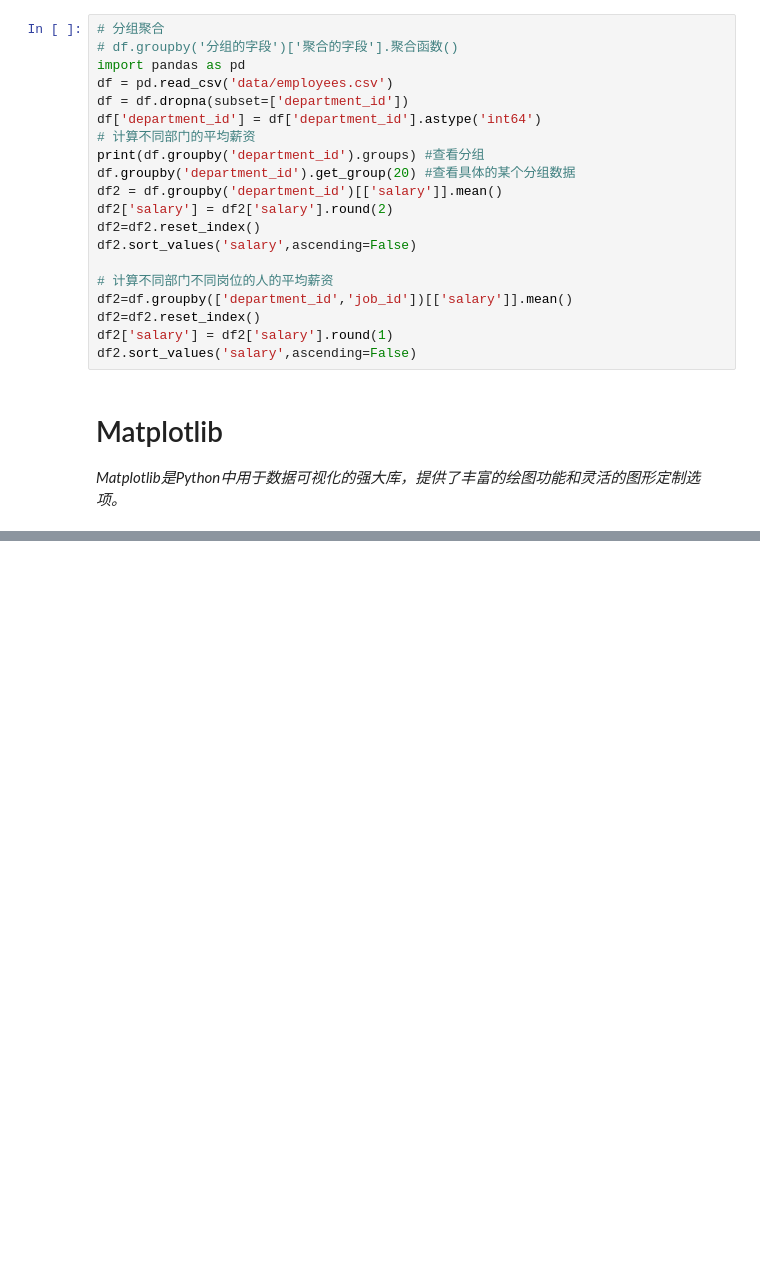
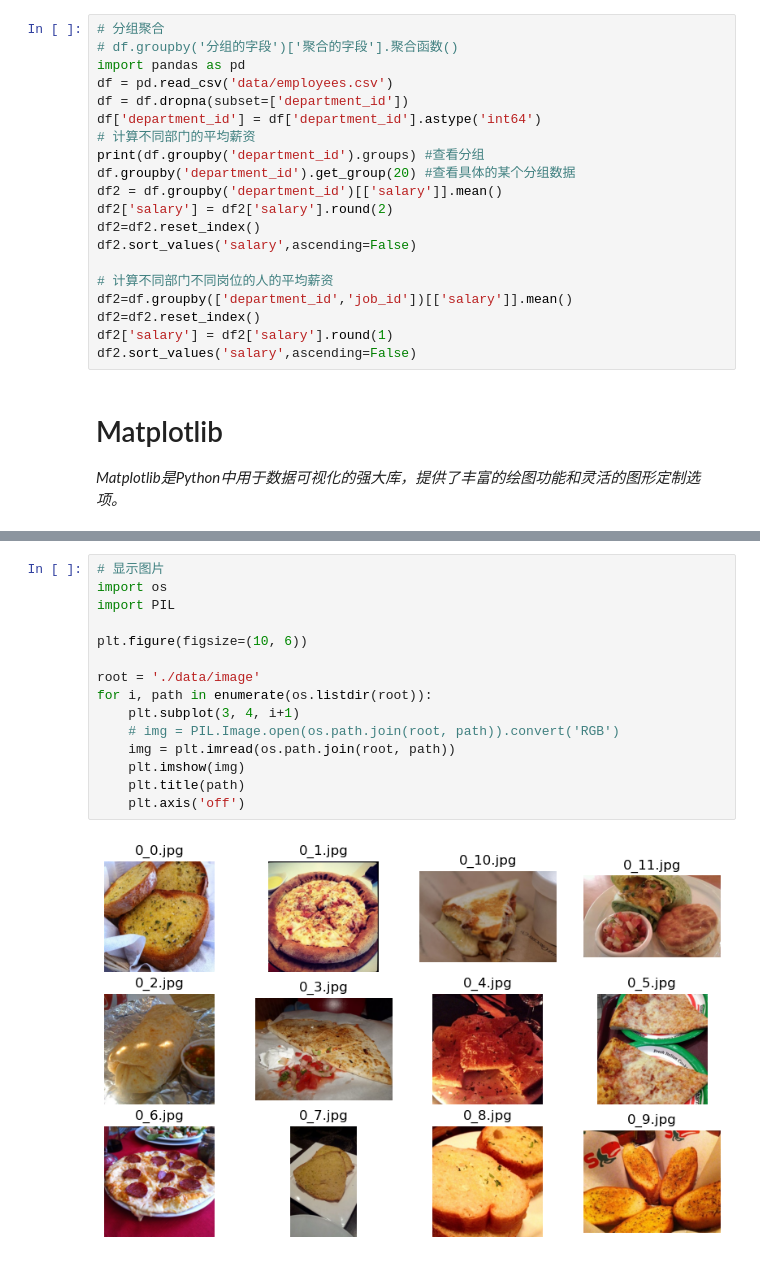
Before and after one commit to xiaoxu73/Python_data_analysis, a Jupyter notebook: python数据分析学习笔记.ipynb, the cells around one changed output, grey strips where cells are left out. Drawn from its saved outputs; the diff is of its cells as text; blank space fills up the shorter version.

```diff
--- a/python数据分析学习笔记.ipynb
+++ b/python数据分析学习笔记.ipynb
@@ -720,0 +782,17 @@ plt.show()
+# %%
+# 显示图片
+import os
+import PIL
+
+plt.figure(figsize=(10, 6))
+
+root = './data/image'
+for i, path in enumerate(os.listdir(root)):
+    plt.subplot(3, 4, i+1)
+    # img = PIL.Image.open(os.path.join(root, path)).convert('RGB')
+    img = plt.imread(os.path.join(root, path))
+    plt.imshow(img)
+    plt.title(path)
+    plt.axis('off')
+# %% [output]
+[figure, added]
```
Also changed, not shown: parts of 7 cells of this notebook, 13 other files.
